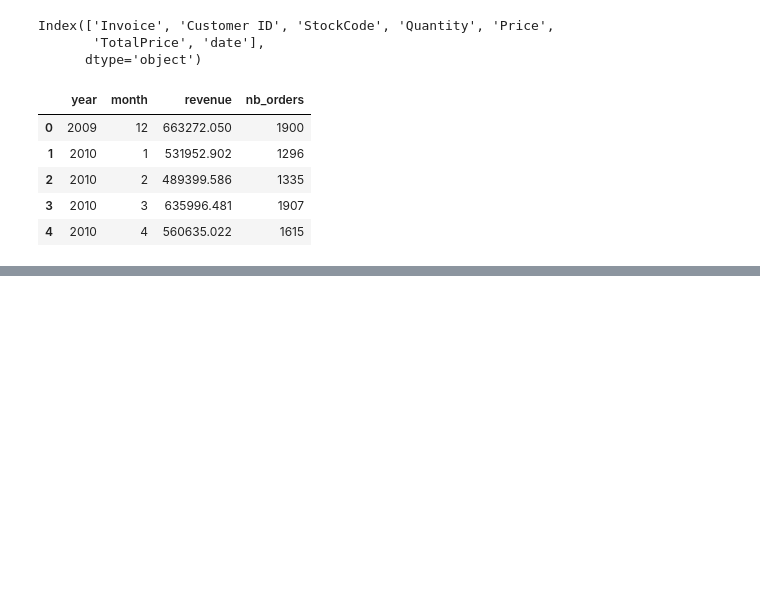
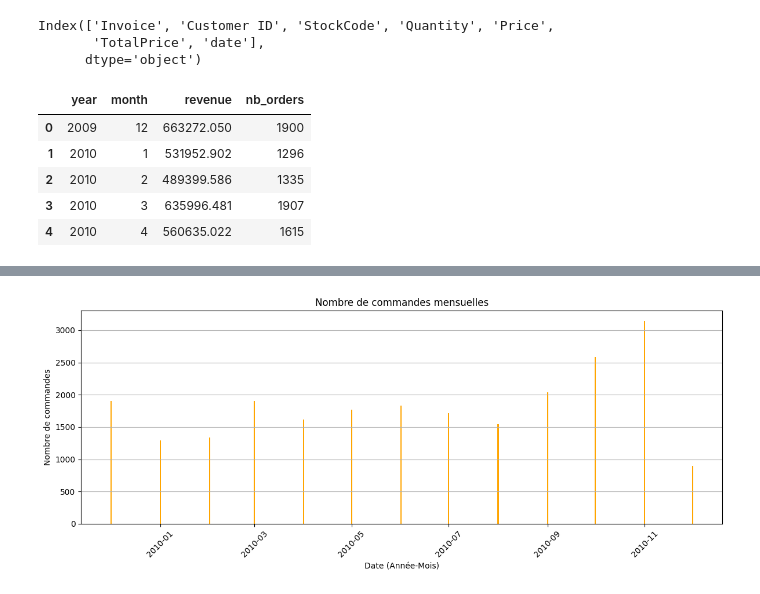
Before and after one commit to Christopher2023/ecommerce-data-analysis, a Jupyter notebook: notebooks/01_eploration.ipynb, the cells around one changed output, grey strips where cells are left out. Cells and saved outputs as stored; diff of their text form; code cells hidden in the pictures; blank space fills up the shorter version.

```diff
--- a/notebooks/01_eploration.ipynb
+++ b/notebooks/01_eploration.ipynb
@@ -528,0 +593,13 @@ df_monthly.head()
+# %%
+# On peut réutiliser df_monthly
+plt.figure(figsize=(12,5))
+plt.bar(df_monthly['date'], df_monthly['nb_orders'], color='orange')
+plt.xticks(rotation=45)
+plt.title("Nombre de commandes mensuelles")
+plt.xlabel("Date (Année-Mois)")
+plt.ylabel("Nombre de commandes")
+plt.grid(axis='y')
+plt.tight_layout()
+plt.show()
+# %% [output]
+[figure, added]
```
Also changed, not shown: parts of 10 cells of this notebook, 2 other files.
